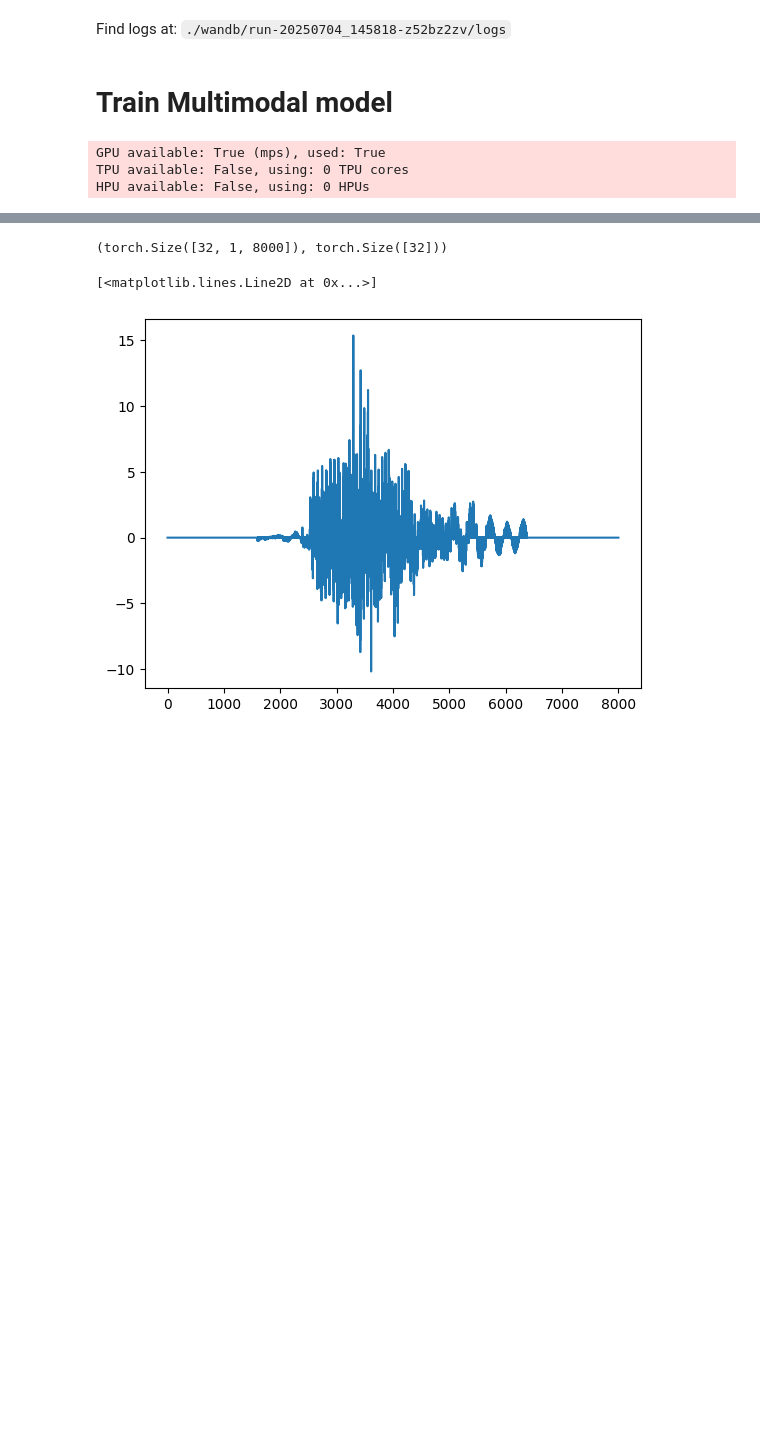
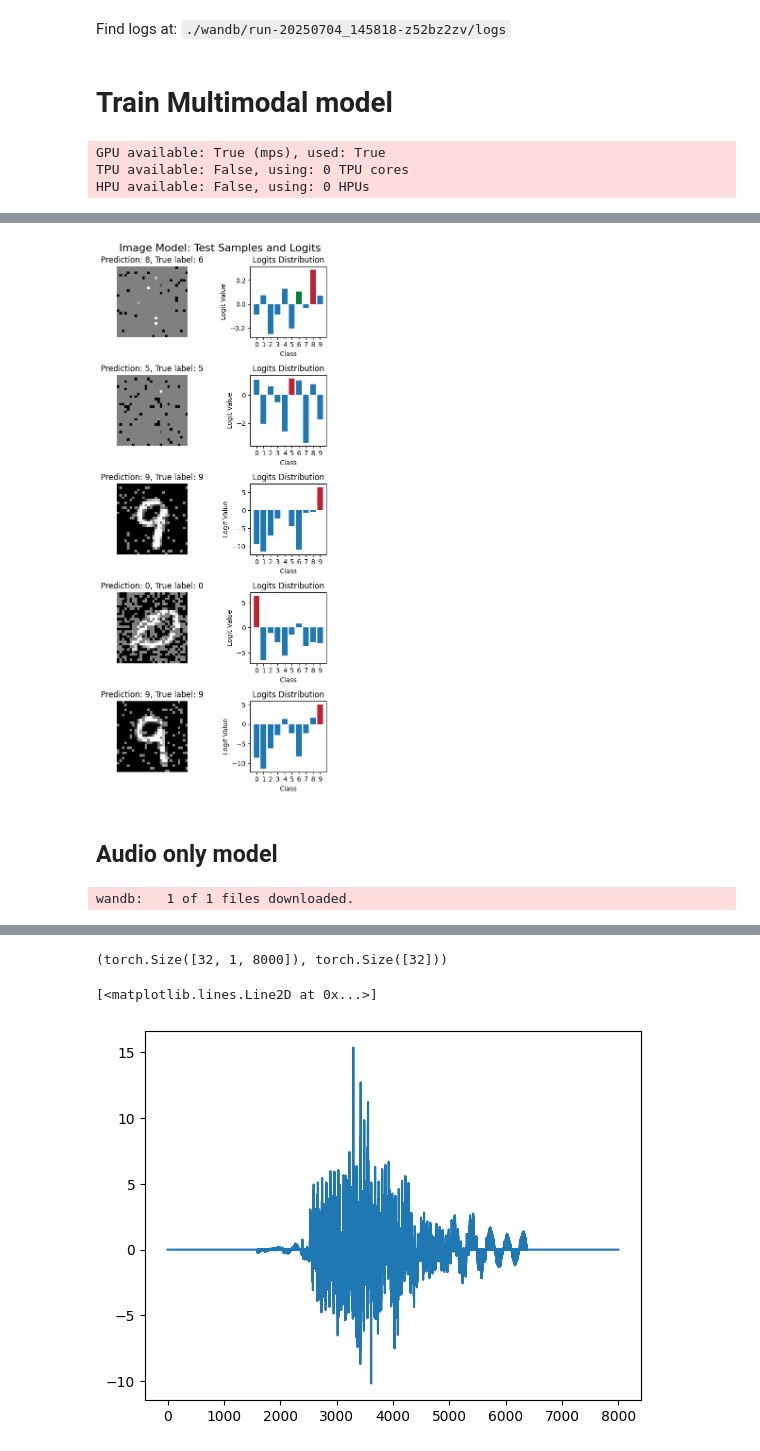
Before and after one commit to hzavadil98/NORA_MML, a Jupyter notebook: Exam/src/main.ipynb, the cells around one changed output, grey strips where cells are left out. Saved outputs shown, nothing was run; the diff lists cells and outputs as text; code cells hidden in the pictures; blank space fills up the shorter version.

```diff
--- a/Exam/src/main.ipynb
+++ b/Exam/src/main.ipynb
@@ -244,0 +312,6 @@ Find logs at: ./wandb/run-20250704_151307-gs6t5k3l/logs
+# %%
+plot_samples_with_logits(test_samples, test_labels, test_logits, "Image Model: Test Samples and Logits")
+# %% [output]
+[figure, added]
+# %% [markdown]
+## Audio only model
@@ -244,0 +328,9 @@ Find logs at: ./wandb/run-20250704_151307-gs6t5k3l/logs
+# %%
+# Download the model weights as an artifact from Weights & Biases and instantiate the model
+api = wandb.Api()
+artifact = api.artifact('hzavadil98/NORA_MML_Exam/model-z52bz2zv:v0', type='model')
+artifact_dir = artifact.download()
+
+audio_model = Audio_Model.load_from_checkpoint(Path(artifact_dir) / "model.ckpt")
+# %% [output]
+wandb:   1 of 1 files downloaded.
```
Also changed, not shown: parts of 17 cells of this notebook, 15 other files.
